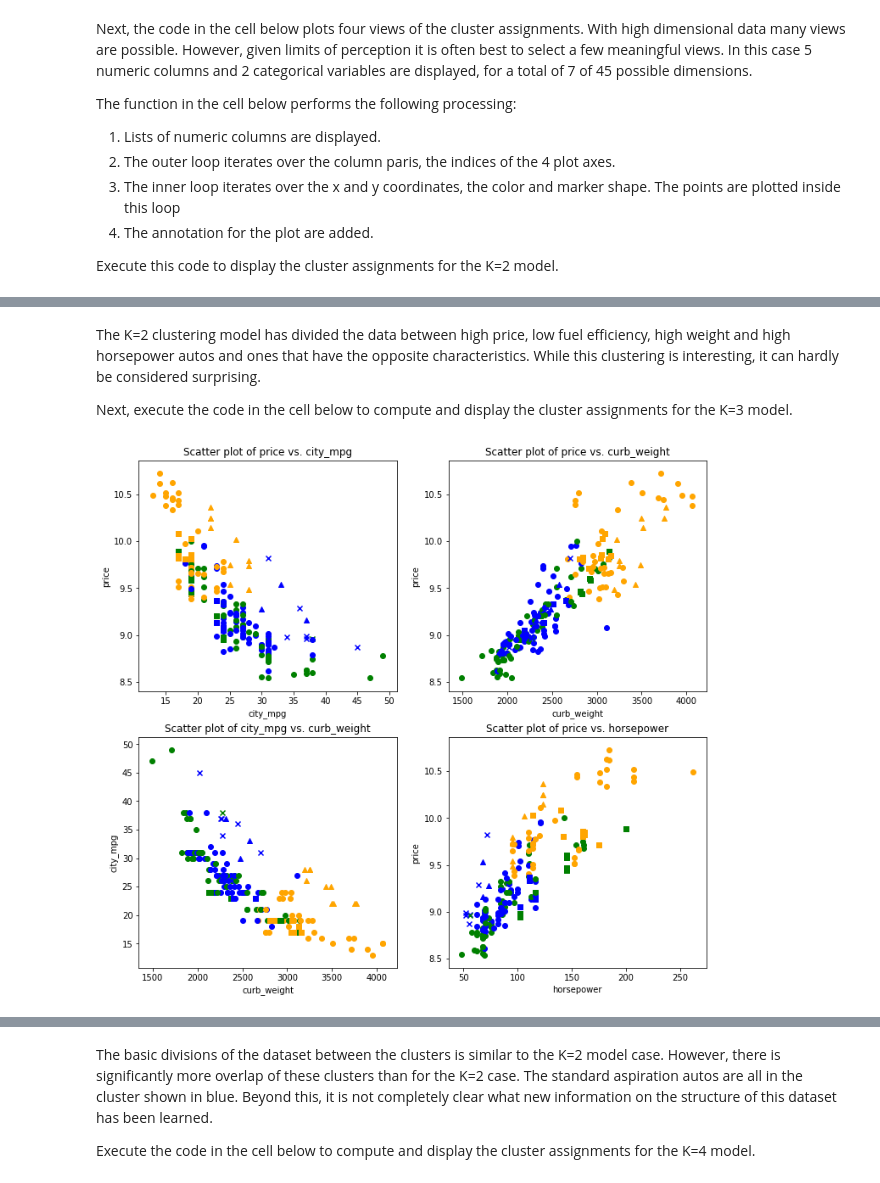
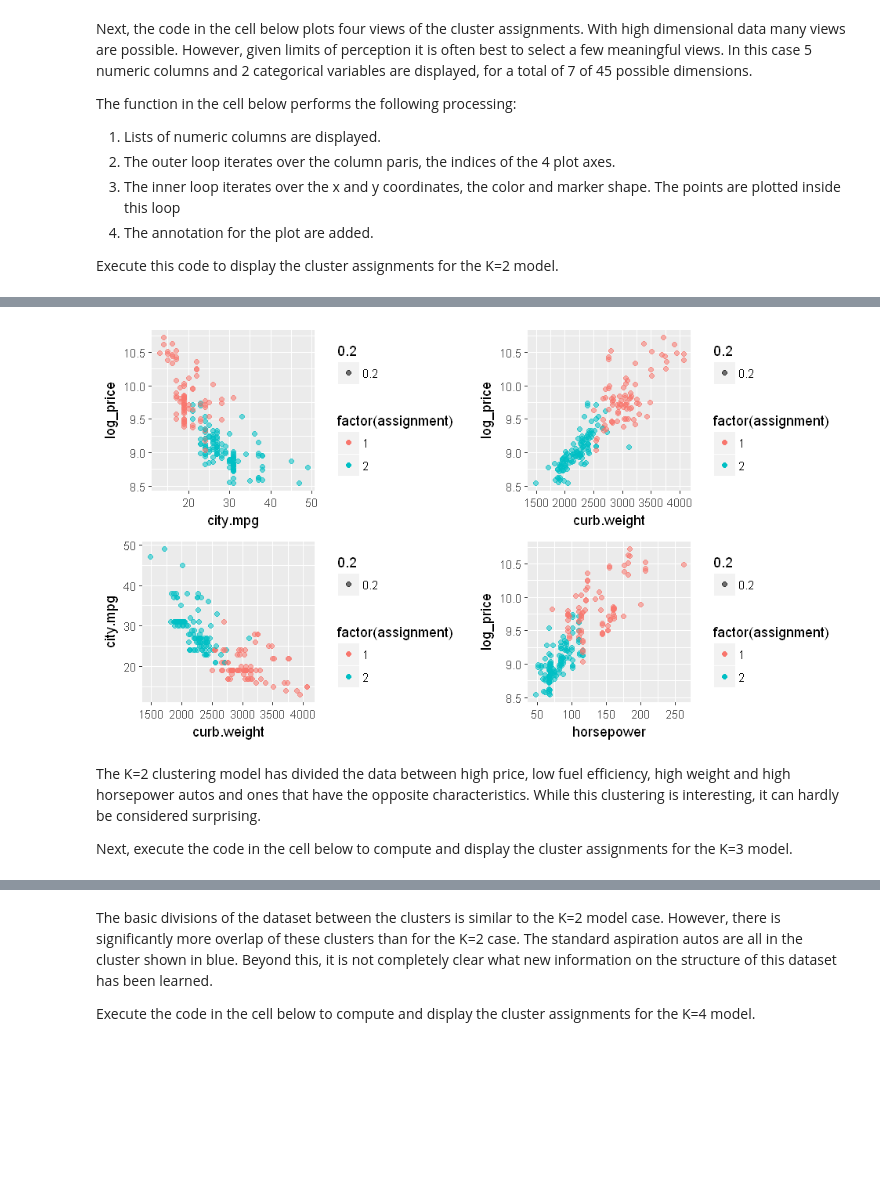
Before and after one commit to vijayraavi/Principles-of-Machine-Learning-R, a Jupyter notebook: Module7/ApplicationOfClustering.ipynb, the cells around one changed output, grey strips where cells are left out. Cells and saved outputs as stored; diff of their text form; code cells hidden in the pictures; blank space fills up the shorter version.

```diff
--- a/Module7/ApplicationOfClustering.ipynb
+++ b/Module7/ApplicationOfClustering.ipynb
@@ -51,17 +52,6 @@ dim(auto_prices)
 Notice that the dataset has 46 columns (dimensions) for a small number of cases, 195. The small number of rows compared to the number of features adds to the challenge of this problem.
 
 In order to create meaningful visualizations of the cluster assignments a version of the dataset in the original units. The code in the cell below loads and preforms preparation on the original automotive dataset. Execute this code.
-# %%
-num_cols = c('wheel.base', 'curb.weight', 'engine.size', 'bore', 'stroke', 'horsepower', 'city.mpg',
-             'highway.mpg', 'log_price')
-auto_prices[,num_cols] = lapply(auto_prices[,num_cols], log)
-# %%
-num_cols = c('wheel.base', 'length', 'width', 'height', 'curb.weight', 'engine.size',
-             'bore', 'stroke', 'compression.ratio', 'horsepower', 'peak.rpm', 'city.mpg',
-             'highway.mpg', 'log_price')
-preProcValues <- preProcess(auto_prices[,num_cols], method = c("center", "scale"))
-
-auto_prices[,num_cols] = predict(preProcValues, auto_prices[,num_cols])
 # %%
 dummies = dummyVars(highway.mpg ~ ., data = auto_prices)
 auto_dummies = data.frame(predict(dummies, newdata = auto_prices))
@@ -84,6 +74,17 @@ names(auto_dummies)
 [47] "compression.ratio"             "horsepower"
 [49] "peak.rpm"                      "city.mpg"
 [51] "log_price"
+# %%
+num_cols = c('wheel.base', 'curb.weight', 'engine.size', 'bore', 'stroke', 'horsepower',
+             'city.mpg', 'log_price')
+auto_dummies[,num_cols] = lapply(auto_dummies[,num_cols], log)
+# %%
+num_cols = c('wheel.base', 'length', 'width', 'height', 'curb.weight', 'engine.size',
+             'bore', 'stroke', 'compression.ratio', 'horsepower', 'peak.rpm', 'city.mpg',
+             'log_price')
+preProcValues <- preProcess(auto_dummies[,num_cols], method = c("center", "scale"))
+
+auto_dummies[,num_cols] = predict(preProcValues, auto_dummies[,num_cols])
 # %%
 near_zero = nearZeroVar(auto_dummies, freqCut = 95/5, uniqueCut = 10, saveMetrics = TRUE)
 near_zero[(near_zero$zeroVar == TRUE) | (near_zero$nzv == TRUE), ]
@@ -190,11 +154,21 @@ plot_auto_cluster(auto_dummies)
+# %%
+plot_auto_cluster = function(auto_dummies){
+    options(repr.plot.width=8, repr.plot.height=4.5)
+    grid.arrange(ggplot(auto_dummies, aes_string('city.mpg','log_price')) +
+                    geom_point(aes(color = factor(assignment), alpha = 0.2)),
+                 ggplot(auto_dummies, aes_string('curb.weight','log_price')) +
+                    geom_point(aes(color = factor(assignment), alpha = 0.2)),
+                 ggplot(auto_dummies, aes_string('curb.weight','city.mpg')) +
+                    geom_point(aes(color = factor(assignment), alpha = 0.2)),
+                 ggplot(auto_dummies, aes_string('horsepower','log_price')) +
+                    geom_point(aes(color = factor(assignment), alpha = 0.2)),
+                 ncol = 2)
+}
+
+plot_auto_cluster(auto_prices)
+# %% [output]
+[figure, added]
 # %% [markdown]
 The K=2 clustering model has divided the data between high price, low fuel efficiency, high weight and high horsepower autos and ones that have the opposite characteristics. While this clustering is interesting, it can hardly be considered surprising.
 
 Next, execute the code in the cell below to compute and display the cluster assignments for the K=3 model.
-# %%
-kmeans_3 = KMeans(n_clusters=3, random_state=0)
-assignments_km3 = kmeans_3.fit_predict(Auto_Data)
-assign_color_km3 = [col_dic[x] for x in assignments_km3]
-plot_auto_cluster(auto_prices, assign_color_km3, markers)
-# %% [output]
-[figure, removed]
```
Also changed, not shown: parts of 25 cells of this notebook.
